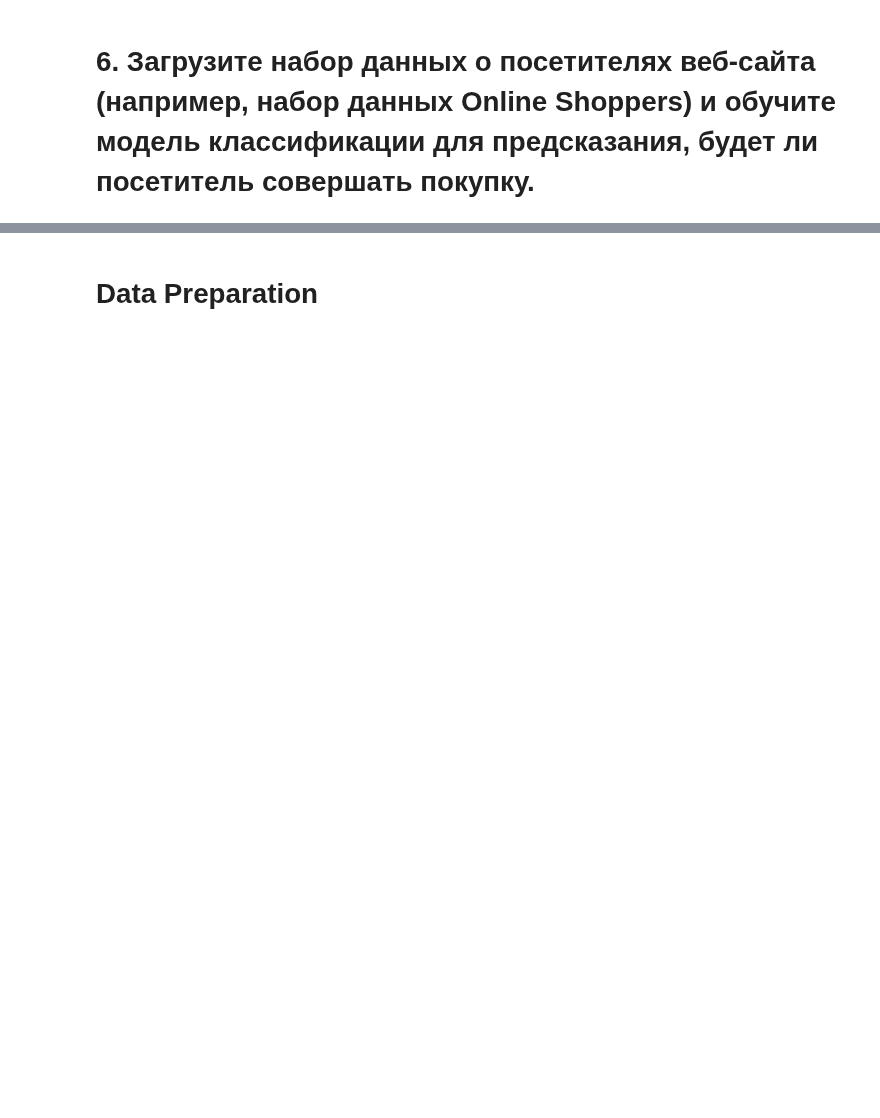
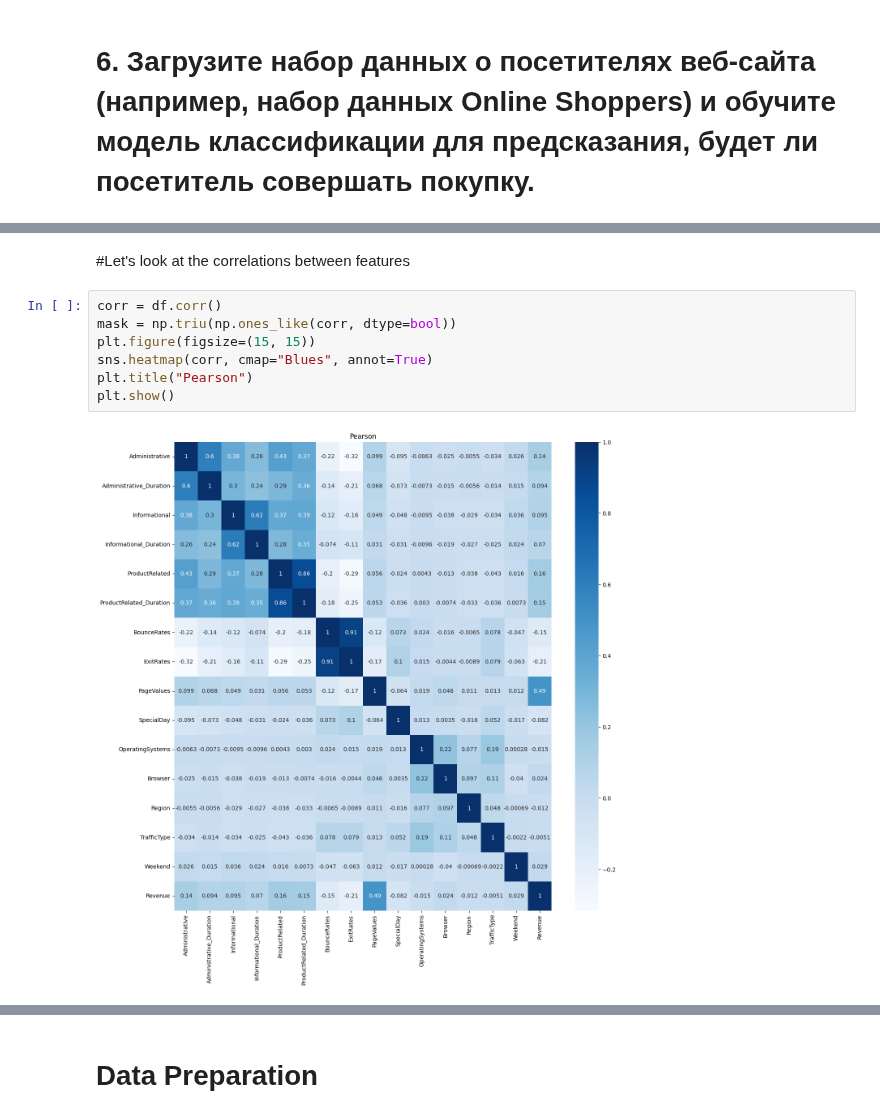
Before and after one commit to Vladikoops/BelHard, a Jupyter notebook: HW1.ipynb, the cells around one changed output, grey strips where cells are left out. Drawn from its saved outputs; the diff is of its cells as text; blank space fills up the shorter version.

```diff
--- a/HW1.ipynb
+++ b/HW1.ipynb
@@ -2,0 +38,11 @@
+# %% [markdown]
+#Let's look at the correlations between features
+# %%
+corr = df.corr()
+mask = np.triu(np.ones_like(corr, dtype=bool))
+plt.figure(figsize=(15, 15))
+sns.heatmap(corr, cmap="Blues", annot=True)
+plt.title("Pearson")
+plt.show()
+# %% [output]
+[figure, added]
```
Also changed, not shown: parts of 13 cells of this notebook.
